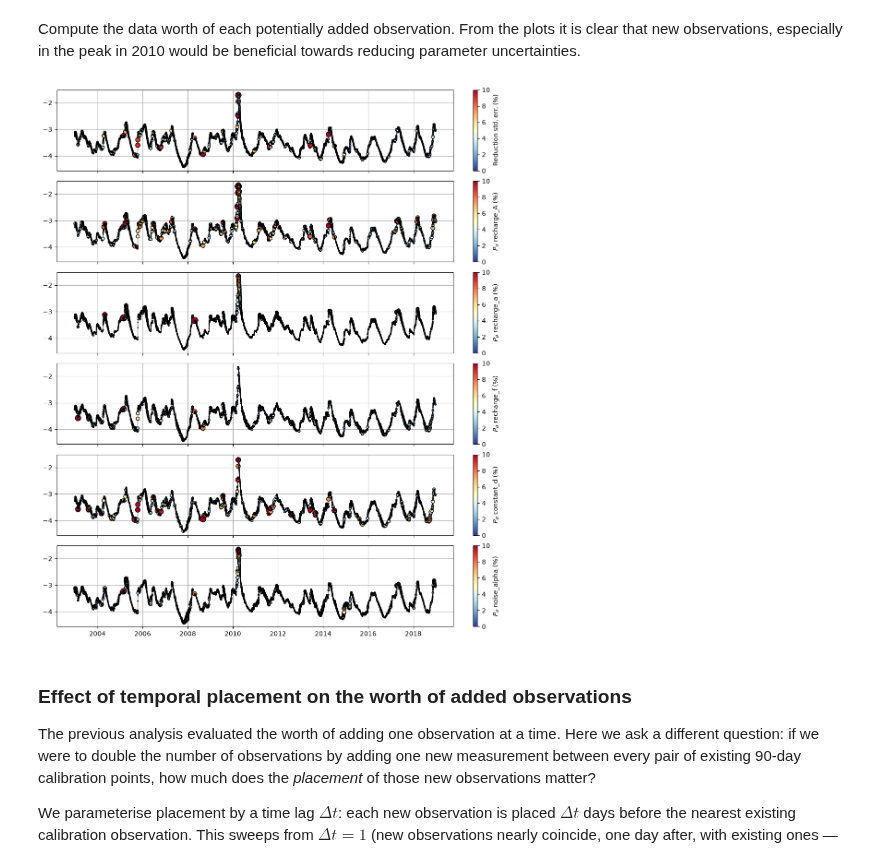
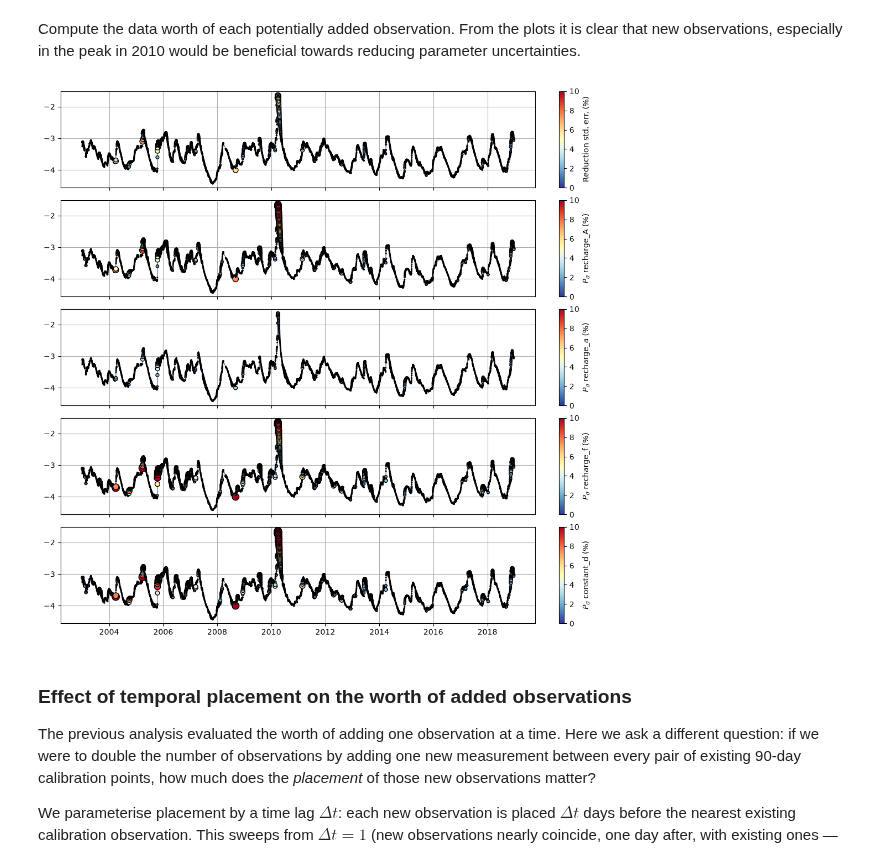
Before and after one commit to pastas/pastas-plugins, a Jupyter notebook: docs/examples/dataworth.ipynb, the cells around one changed output. Cells and saved outputs as stored; diff of their text form; code cells hidden in the pictures.

```diff
--- a/docs/examples/dataworth.ipynb
+++ b/docs/examples/dataworth.ipynb
@@ -529,19 +529,19 @@ reducing parameter uncertainties.
 # %%
 # Full (daily) time series — candidate pool for new observations
 so = ml.oseries.series_original
 
 # noise_alpha controls temporal correlation in C_eps (residual space).
 # Higher values discount observations that are close in time to existing ones.
 noise_alpha = noise_alpha_empirical  # days
 
 # Evaluate worth of every non-calibration observation in the full series
 dwdf = dw.data_worth_per_added_observation(
-    so, objfun_target="noise", noise_alpha=noise_alpha, as_percentage=True
+    so, objfun_target="residuals", noise_alpha=noise_alpha, as_percentage=True
 )
 
 axes = ppdw.plot_data_worth_series(so, dwdf, vmin=0, vmax=10)
 # %% [output]
-[figure, old version]
+[figure, new version]
 # %% [markdown]
 ### Effect of temporal placement on the worth of added observations
 
```
Also changed, not shown: parts of 12 cells of this notebook, 1 other file.
